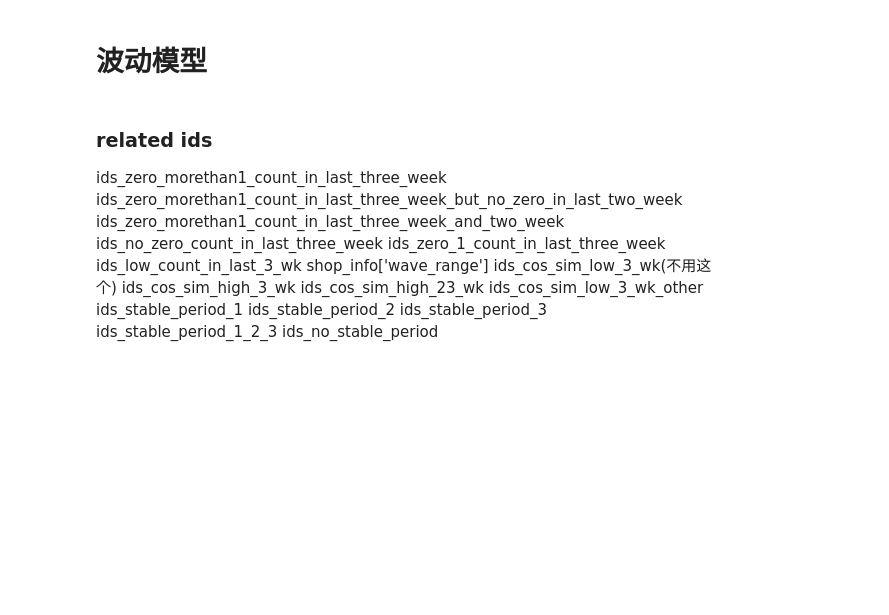
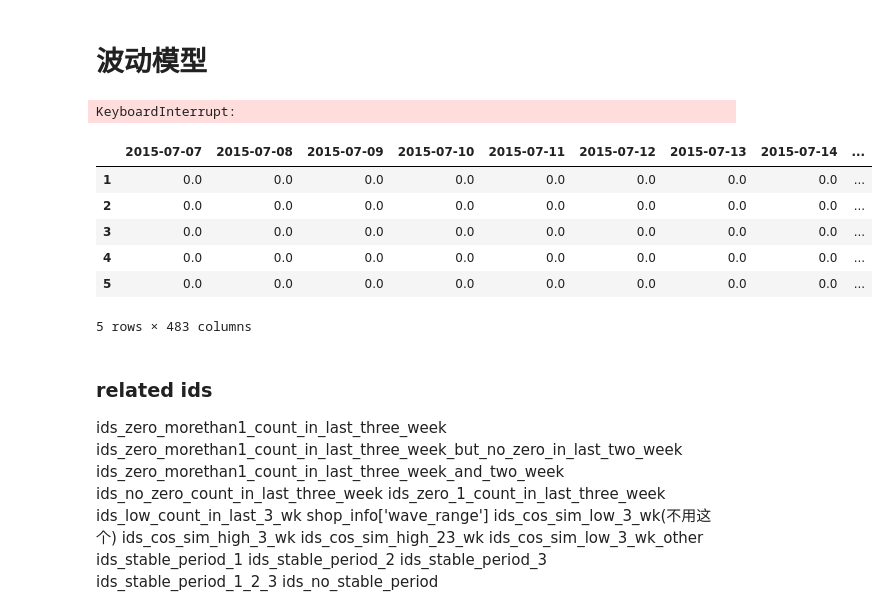
Before and after one commit to wakemeup-xyz/TianChi_IJCAI-17_sales_prediction_code, a Jupyter notebook: Prediction.ipynb, the cells around one changed output. Drawn from its saved outputs; the diff is of its cells as text; code cells hidden in the pictures; blank space fills up the shorter version.

```diff
--- a/Prediction.ipynb
+++ b/Prediction.ipynb
@@ -368,3 +370,28 @@ ids_stable_period_1_2_3.extend(ids_stable_period_3)
+# %%
+# int 转化为 float
+indexlist = shop_info.index.tolist()
+for day in dateRange('2015-07-01','2016-10-31'):
+    print day
+    for id in indexlist:
+        shop_info.loc[id,day] = float(shop_info.loc[id,day])
+# %% [output]
+KeyboardInterrupt:
+# %%
+for day in dateRange('2015-07-07','2016-10-31'):
+    wk_number = date_to_week(day)
+    for id in shop_info.index.tolist():
+        if shop_info.loc[id,day] > 0 :
+            shop_info.loc[id,day] /= shop_info.loc[id,'wk_'+str(wk_number)]
+# %%
+shop_info.loc[:,'2015-07-07':'2016-10-31'].head()
+# %% [output]
+|  | 2015-07-07 | 2015-07-08 | 2015-07-09 | 2015-07-10 | 2015-07-11 | 2015-07-12 | 2015-07-13 | 2015-07-14 | ... |
+| 1 | 0.0 | 0.0 | 0.0 | 0.0 | 0.0 | 0.0 | 0.0 | 0.0 | ... |
+| 2 | 0.0 | 0.0 | 0.0 | 0.0 | 0.0 | 0.0 | 0.0 | 0.0 | ... |
+| 3 | 0.0 | 0.0 | 0.0 | 0.0 | 0.0 | 0.0 | 0.0 | 0.0 | ... |
+| 4 | 0.0 | 0.0 | 0.0 | 0.0 | 0.0 | 0.0 | 0.0 | 0.0 | ... |
+| 5 | 0.0 | 0.0 | 0.0 | 0.0 | 0.0 | 0.0 | 0.0 | 0.0 | ... |
+5 rows × 483 columns
 # %% [markdown]
 ### related ids
 ids_zero_morethan1_count_in_last_three_week
```
Also changed, not shown: parts of 1 cell of this notebook, 3 other files.
